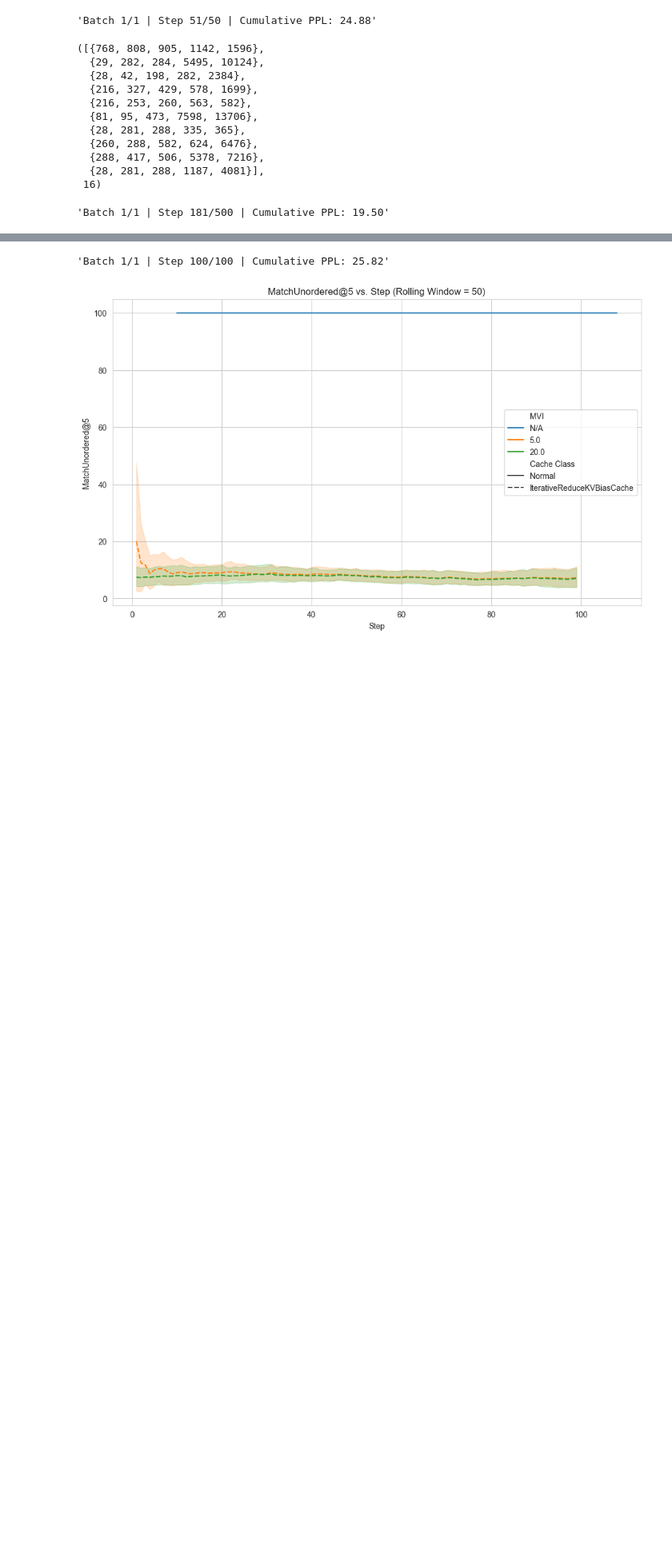
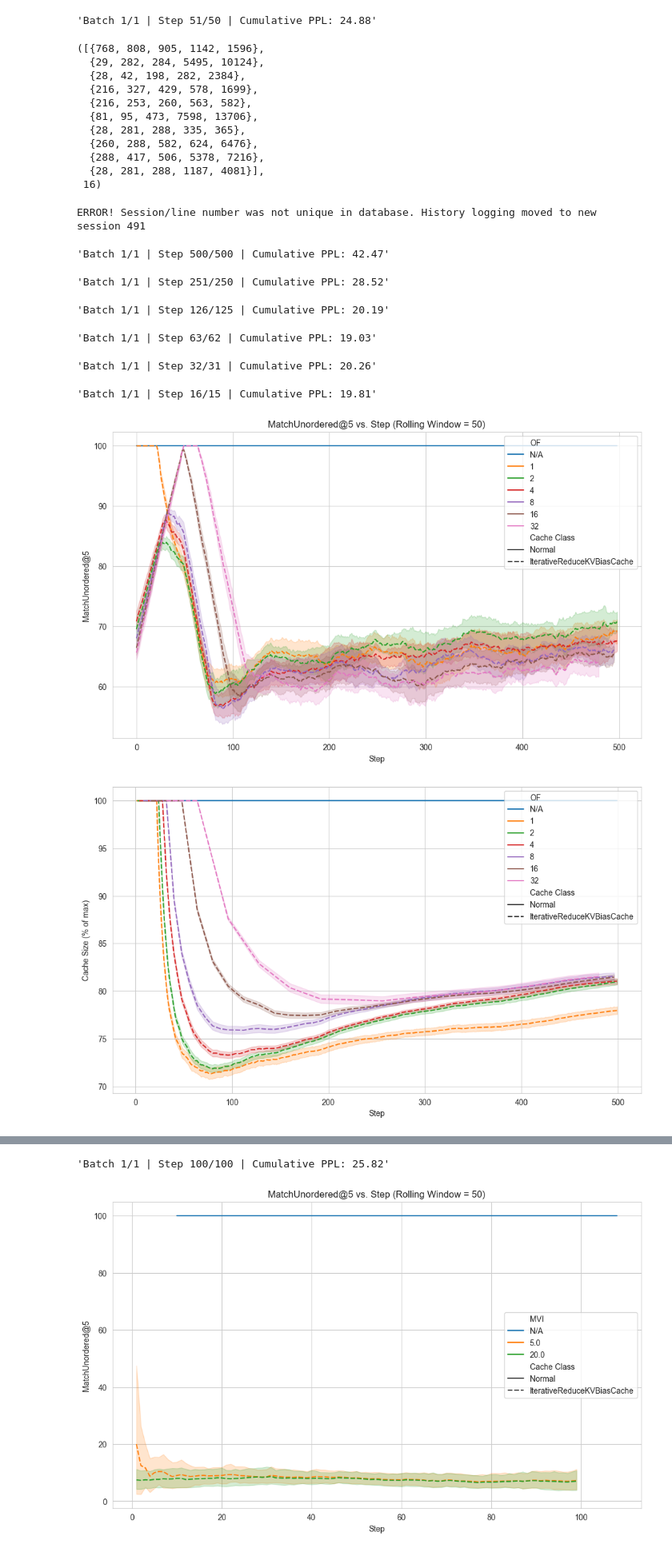
Before and after one commit to ViktorooReps/kv-cache-reduction, a Jupyter notebook: experiment.ipynb, the cells around one changed output, grey strips where cells are left out. Shown at 80% size. Drawn from its saved outputs; the diff is of its cells as text; code cells hidden in the pictures; blank space fills up the shorter version.

```diff
--- a/experiment.ipynb
+++ b/experiment.ipynb
@@ -320,13 +320,21 @@ tokenizer = AutoTokenizer.from_pretrained("HuggingFaceTB/SmolLM2-135M")
 # %%
 import copy
 results_sf, results_cache_sf = copy.deepcopy(results), copy.deepcopy(results_cache)
 for step_freq in [1, 2, 4, 8, 16, 32]:
-    res, resc = stepwise_perplexity(model_mod, tokenizer, texts, gold=gold, cache_impl=lambda: ModifiedCache(max_mvi=30.0), step_size=step_freq)
+    res, resc = stepwise_perplexity(model_mod, tokenizer, texts, gold=gold, cache_impl=lambda: ModifiedCache(mvi=100.0), step_size=step_freq)
     results_sf += res
     results_cache_sf += resc
 
 plot(results_sf, target="MatchUnordered@5", rolling_window=ROLLING_WINDOW, hue='OF')
 plot_cache(results_cache_sf, hue='OF')
 # %% [output]
-'Batch 1/1 | Step 181/500 | Cumulative PPL: 19.50'
+ERROR! Session/line number was not unique in database. History logging moved to new session 491
+'Batch 1/1 | Step 500/500 | Cumulative PPL: 42.47'
+'Batch 1/1 | Step 251/250 | Cumulative PPL: 28.52'
+'Batch 1/1 | Step 126/125 | Cumulative PPL: 20.19'
+'Batch 1/1 | Step 63/62 | Cumulative PPL: 19.03'
+'Batch 1/1 | Step 32/31 | Cumulative PPL: 20.26'
+'Batch 1/1 | Step 16/15 | Cumulative PPL: 19.81'
+[figure, added]
+[figure, added]
 # %%
```
Also changed, not shown: parts of 9 cells of this notebook, 1 other file.
